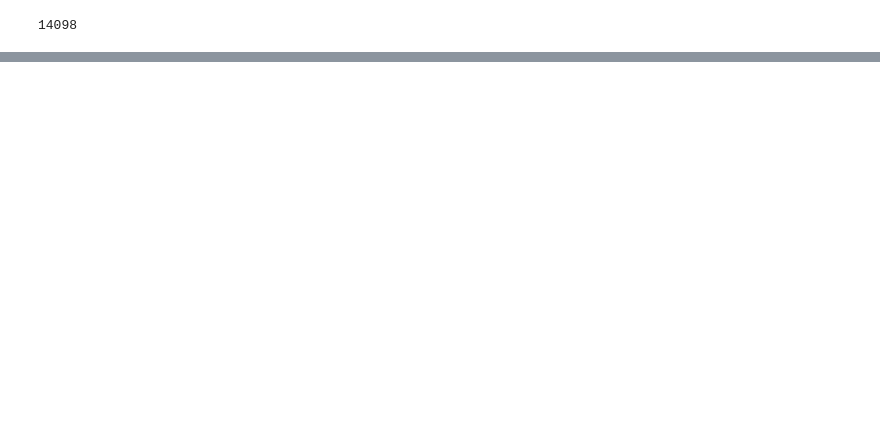
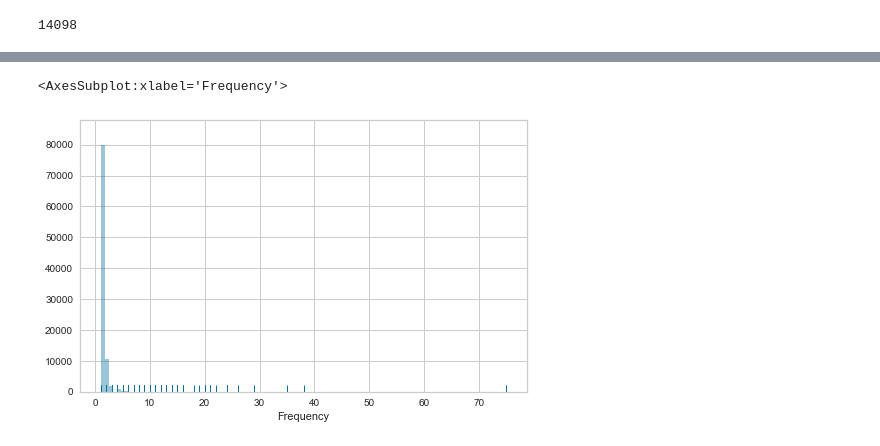
Before and after one commit to azioba/Client_Segmentation, a Jupyter notebook: Projet_5.ipynb, the cells around one changed output, grey strips where cells are left out. Cells and saved outputs as stored; diff of their text form; code cells hidden in the pictures; blank space fills up the shorter version.

```diff
--- a/Projet_5.ipynb
+++ b/Projet_5.ipynb
@@ -602,0 +729,3 @@ sum(clients_num_orders.values > 1)
+# %%
+last_date = fus5['order_approved_at'].max() + pd.to_timedelta(1, 'd')
+last_date
@@ -602,0 +734,6 @@ sum(clients_num_orders.values > 1)
+# %%
+rfm = fus5.reset_index()\
+          .groupby('customer_unique_id')\
+          .agg(Recency = ('order_approved_at', lambda x: (last_date - x.max()).days ),
+                 Frequency = ('order_id', 'size'),
+                 Monetary = ('payment_value', 'sum'))
@@ -602,0 +781,6 @@ sum(clients_num_orders.values > 1)
+# %%
+plt.figure(figsize=(8,5))
+sns.distplot(rfm.Frequency,bins=100,kde=False,rug=True)
+# %% [output]
+<AxesSubplot:xlabel='Frequency'>
+[figure, added]
```
Also changed, not shown: parts of 29 cells of this notebook.
